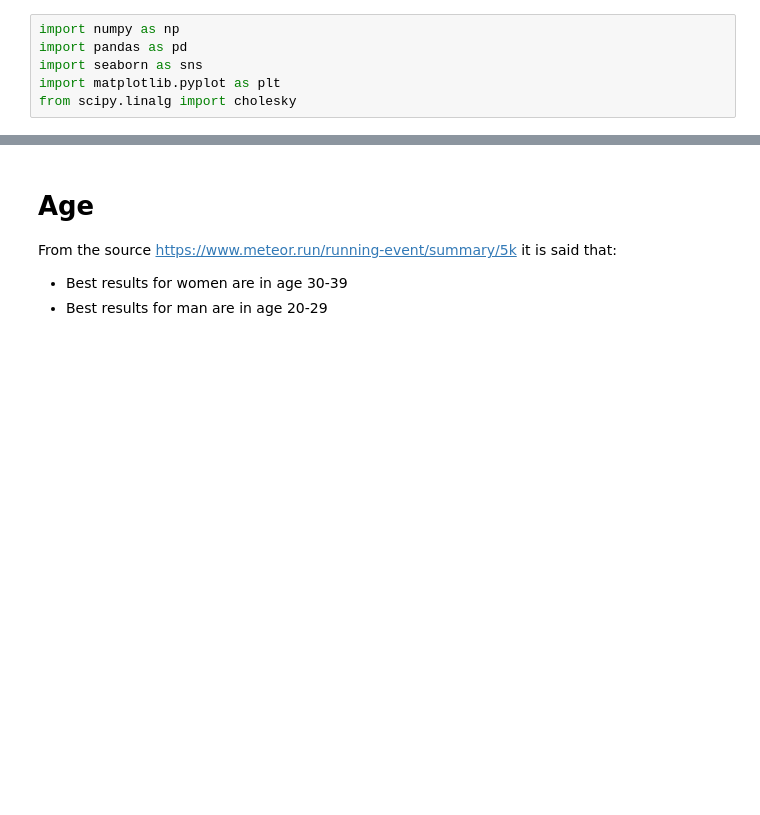
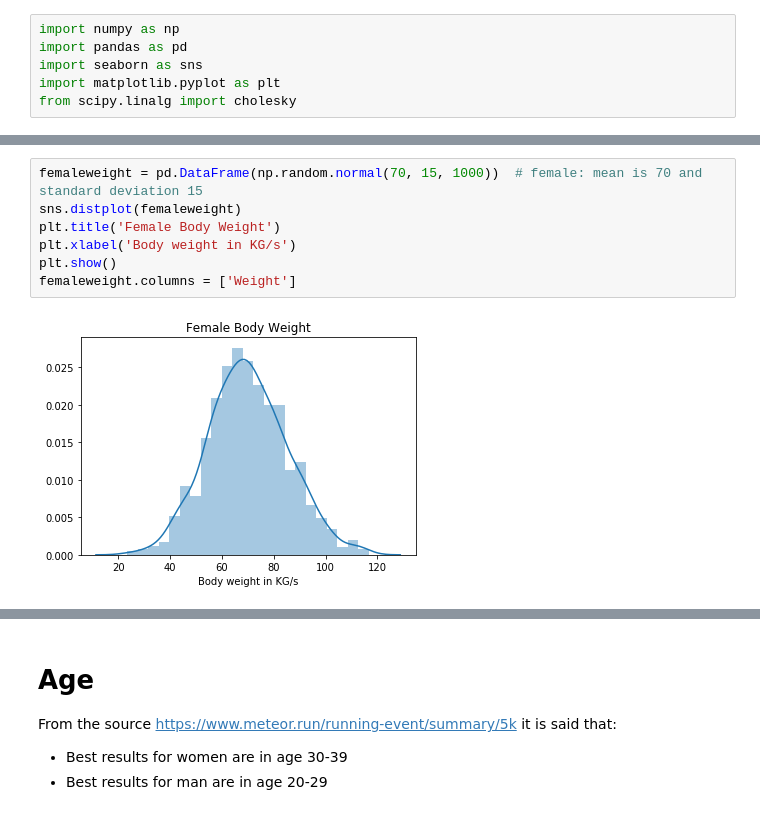
Before and after one commit to kmieluu/Project_2019, a Jupyter notebook: Untitled.ipynb, the cells around one changed output, grey strips where cells are left out. Cells and saved outputs as stored; diff of their text form; blank space fills up the shorter version.

```diff
--- a/Untitled.ipynb
+++ b/Untitled.ipynb
@@ -48,0 +106,9 @@ https://www.runnersworld.com/nutrition-weight-loss/a20856066/how-much-does-an-ex
+# %%
+femaleweight = pd.DataFrame(np.random.normal(70, 15, 1000))  # female: mean is 70 and standard deviation 15
+sns.distplot(femaleweight)
+plt.title('Female Body Weight')
+plt.xlabel('Body weight in KG/s')
+plt.show()
+femaleweight.columns = ['Weight']
+# %% [output]
+[figure, added]
```
Also changed, not shown: parts of 16 cells of this notebook.
